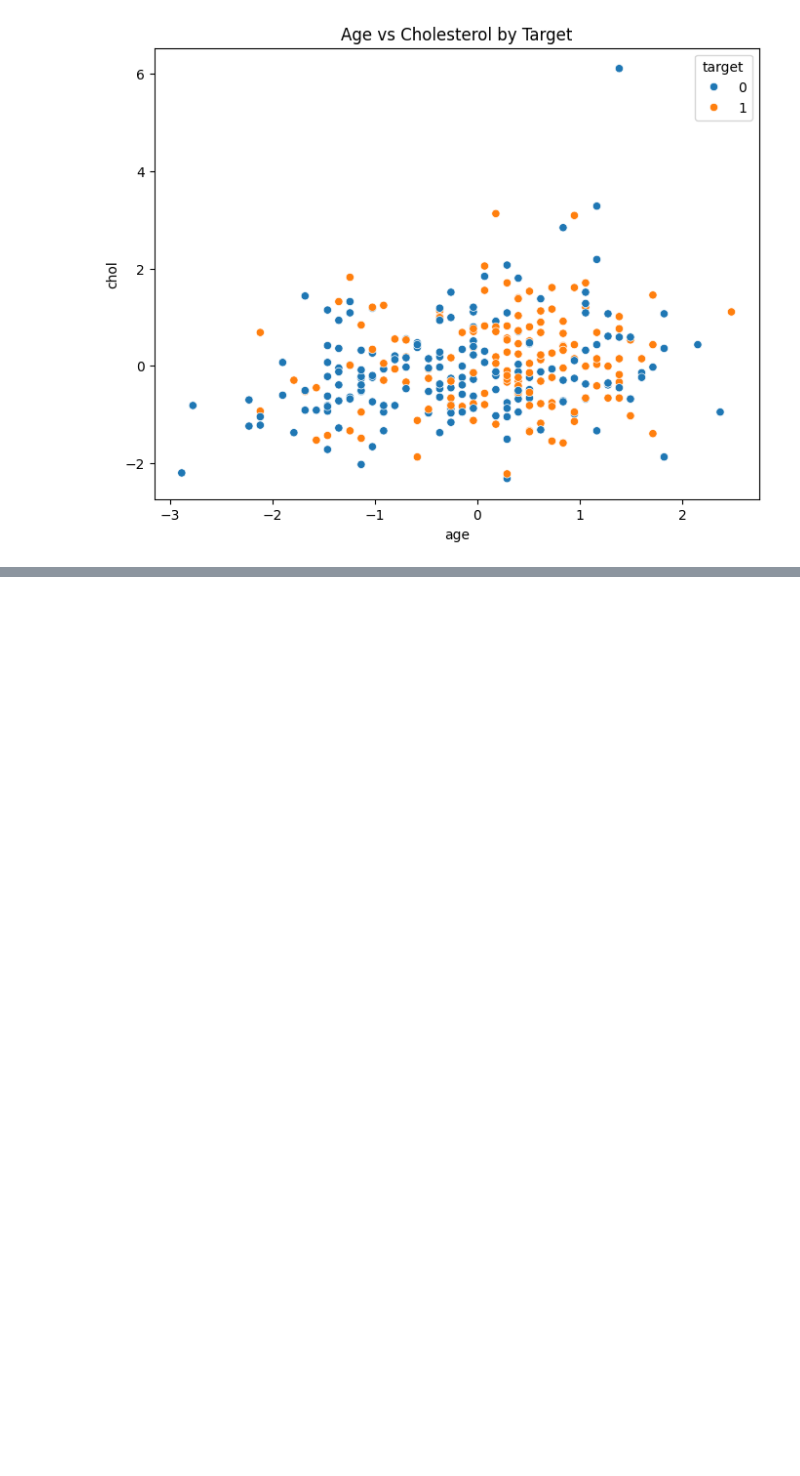
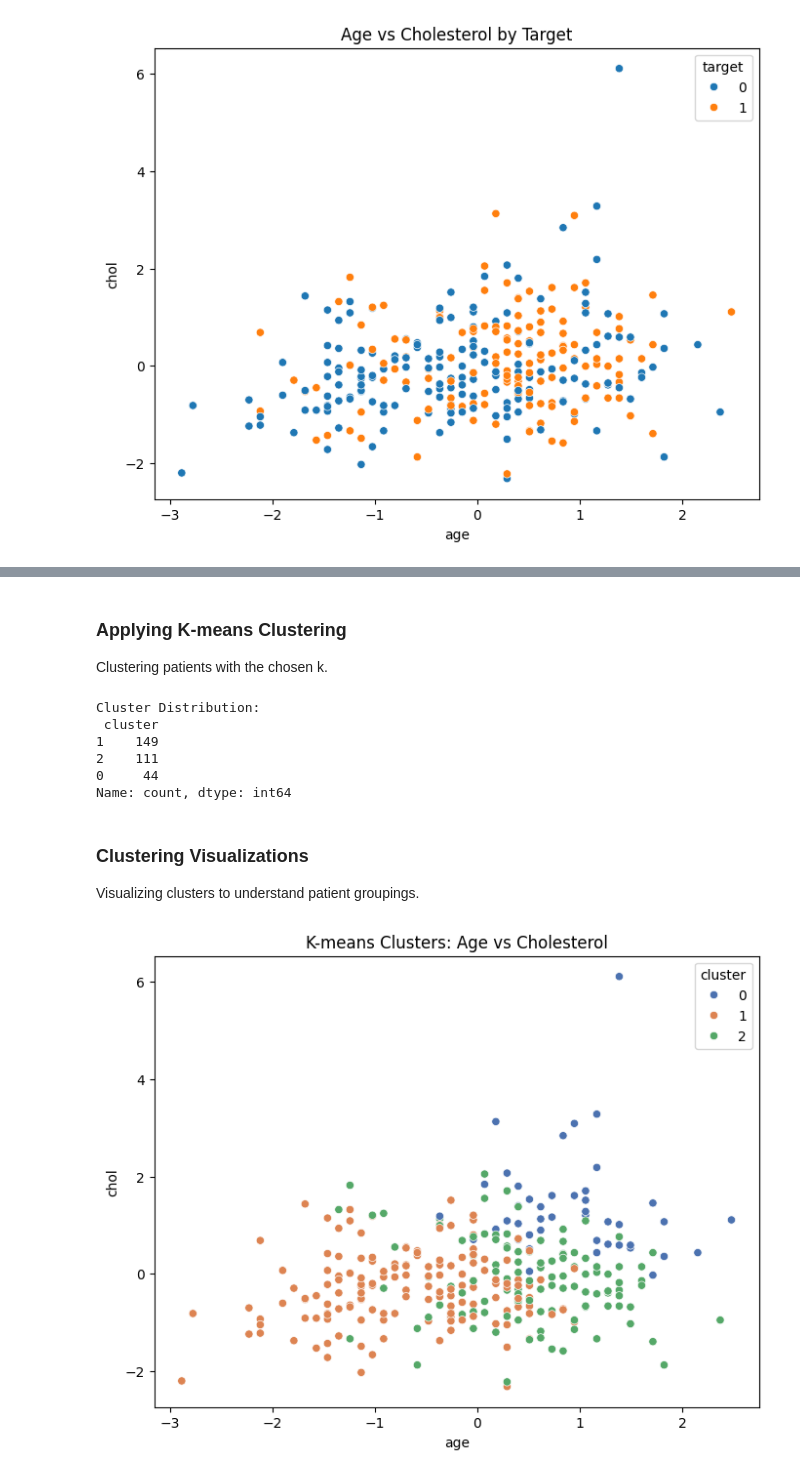
Before and after one commit to GoudyMT/heart-disease-ml, a Jupyter notebook: notebook/ml-portfolio.ipynb, the cells around one changed output, grey strips where cells are left out. Drawn from its saved outputs; the diff is of its cells as text; code cells hidden in the pictures; blank space fills up the shorter version.

```diff
--- a/notebook/ml-portfolio.ipynb
+++ b/notebook/ml-portfolio.ipynb
@@ -182,0 +221,28 @@ plt.show()
+# %% [markdown]
+### Applying K-means Clustering
+Clustering patients with the chosen k.
+# %%
+# Apply K-means with chosen k
+k = 3
+kmeans = KMeans(n_clusters=k, random_state=42, n_init=10)
+df_cleveland['cluster'] = kmeans.fit_predict(cluster_features)
+print("Cluster Distribution:\n", df_cleveland['cluster'].value_counts())
+# %% [output]
+Cluster Distribution:
+ cluster
+1    149
+2    111
+0     44
+Name: count, dtype: int64
+# %% [markdown]
+### Clustering Visualizations
+Visualizing clusters to understand patient groupings.
+# %%
+# Scatter plot of clusters
+plt.figure(figsize=(8, 6))
+sns.scatterplot(x='age', y='chol', hue='cluster', palette='deep', data=df_cleveland)
+plt.title('K-means Clusters: Age vs Cholesterol')
+plt.savefig('../images/cluster_scatter.png', dpi=300, bbox_inches='tight')
+plt.show()
+# %% [output]
+[figure, added]
```
Also changed, not shown: parts of 9 cells of this notebook, 5 other files.
